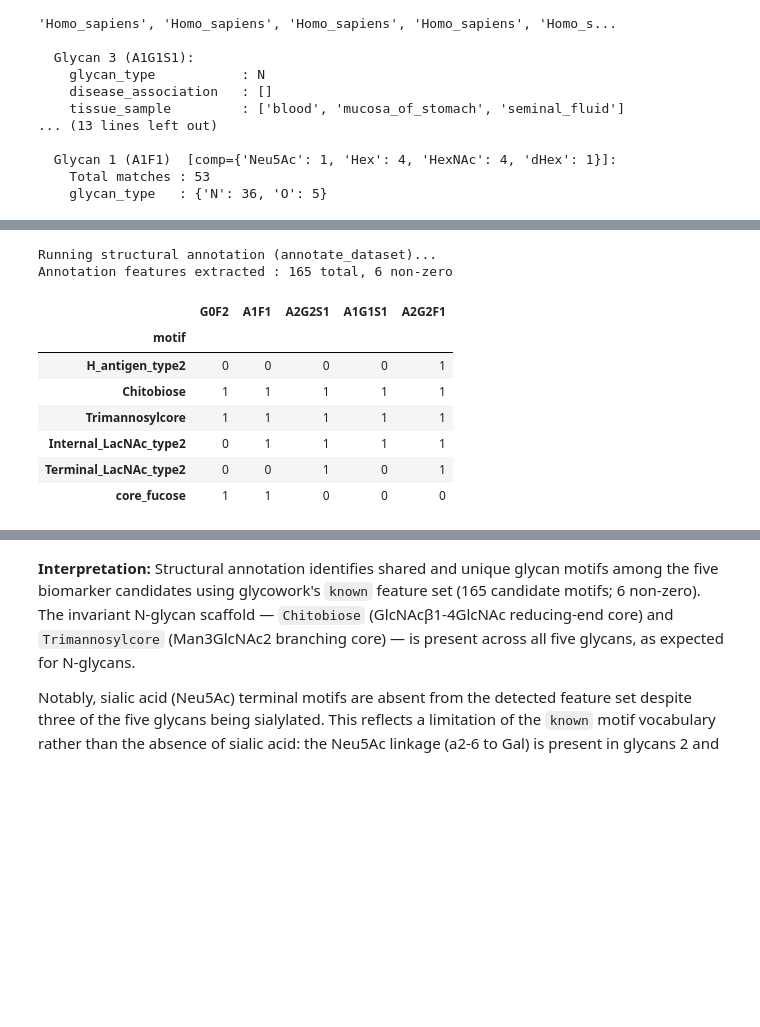
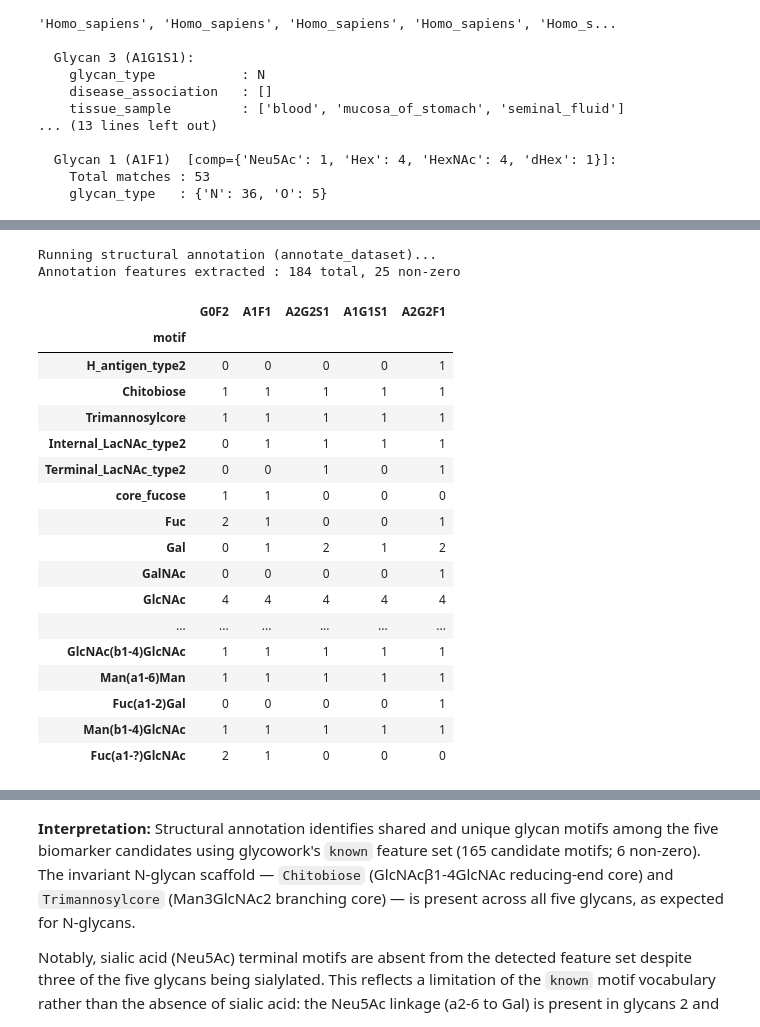
Before and after one commit to hannahhajj/AI4chem, a Jupyter notebook: Notebooks/06_glycan_enrichment.ipynb, the cells around one changed output, grey strips where cells are left out. Cells and saved outputs as stored; diff of their text form; code cells hidden in the pictures; blank space fills up the shorter version.

```diff
--- a/Notebooks/06_glycan_enrichment.ipynb
+++ b/Notebooks/06_glycan_enrichment.ipynb
@@ -234,33 +238,43 @@ Glycowork's `annotate_dataset` extracts known structural motifs and graph-level
 # %%
 from glycowork.motif.analysis import annotate_dataset
 
 glycan_seqs = glycan_list["glycan"].tolist()
 short_names = [GLYCAN_LABELS[i] for i in range(len(glycan_seqs))]
 
 print("Running structural annotation (annotate_dataset)...")
 try:
-    annot = annotate_dataset(glycan_seqs, feature_set=["known"])
+    annot = annotate_dataset(glycan_seqs, feature_set=["known", "exhaustive"])
     annot.index = short_names
     # Keep only motif columns with at least one non-zero entry
     annot_trimmed = annot.loc[:, (annot > 0).any()]
     print(f"Annotation features extracted : {annot.shape[1]} total, {annot_trimmed.shape[1]} non-zero")
     print()
     display(annot_trimmed.T.rename_axis("motif"))
 except Exception as e:
     annot_trimmed = pd.DataFrame()
     print(f"annotate_dataset error: {e}")
     print("Proceeding without structural annotation.")
 # %% [output]
 Running structural annotation (annotate_dataset)...
-Annotation features extracted : 165 total, 6 non-zero
+Annotation features extracted : 184 total, 25 non-zero
 |  | G0F2 | A1F1 | A2G2S1 | A1G1S1 | A2G2F1 |
 | motif |  |  |  |  |  |
 | H_antigen_type2 | 0 | 0 | 0 | 0 | 1 |
 | Chitobiose | 1 | 1 | 1 | 1 | 1 |
 | Trimannosylcore | 1 | 1 | 1 | 1 | 1 |
 | Internal_LacNAc_type2 | 0 | 1 | 1 | 1 | 1 |
 | Terminal_LacNAc_type2 | 0 | 0 | 1 | 0 | 1 |
 | core_fucose | 1 | 1 | 0 | 0 | 0 |
+| Fuc | 2 | 1 | 0 | 0 | 1 |
+| Gal | 0 | 1 | 2 | 1 | 2 |
+| GalNAc | 0 | 0 | 0 | 0 | 1 |
+| GlcNAc | 4 | 4 | 4 | 4 | 4 |
+| ... | ... | ... | ... | ... | ... |
+| GlcNAc(b1-4)GlcNAc | 1 | 1 | 1 | 1 | 1 |
+| Man(a1-6)Man | 1 | 1 | 1 | 1 | 1 |
+| Fuc(a1-2)Gal | 0 | 0 | 0 | 0 | 1 |
+| Man(b1-4)GlcNAc | 1 | 1 | 1 | 1 | 1 |
+| Fuc(a1-?)GlcNAc | 2 | 1 | 0 | 0 | 0 |
 # %%
 # ── Visualise motif presence as a heatmap ─────────────────────────────────
 if not annot_trimmed.empty and annot_trimmed.shape[1] > 0:
```
Also changed, not shown: parts of 6 cells of this notebook, 7 other files.
